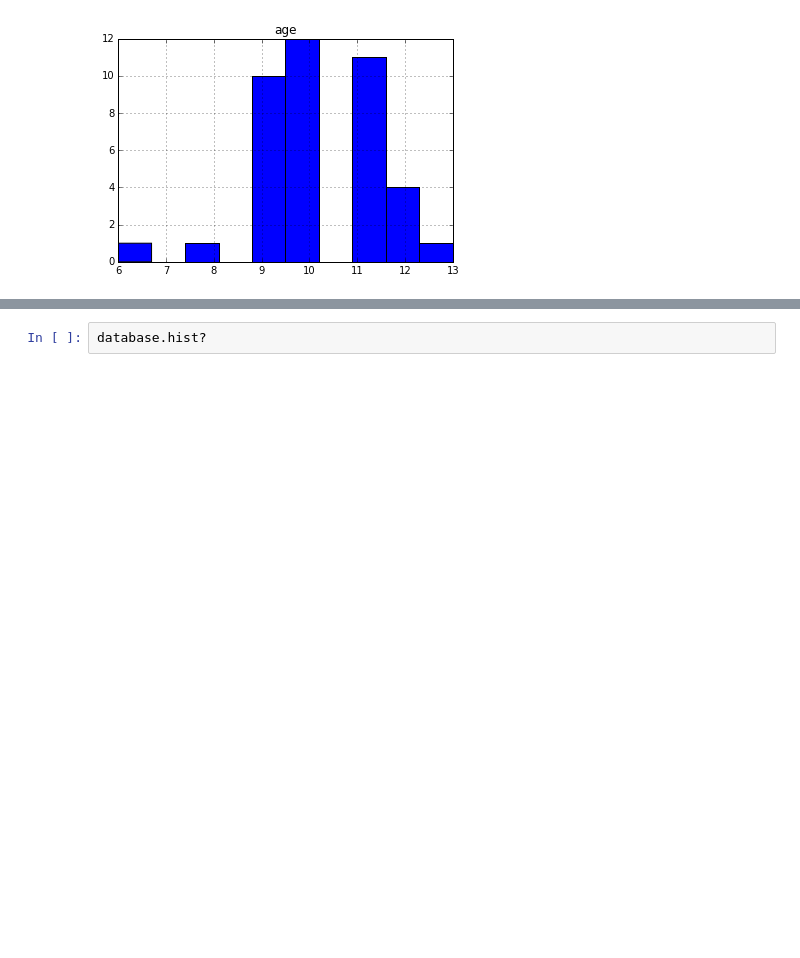
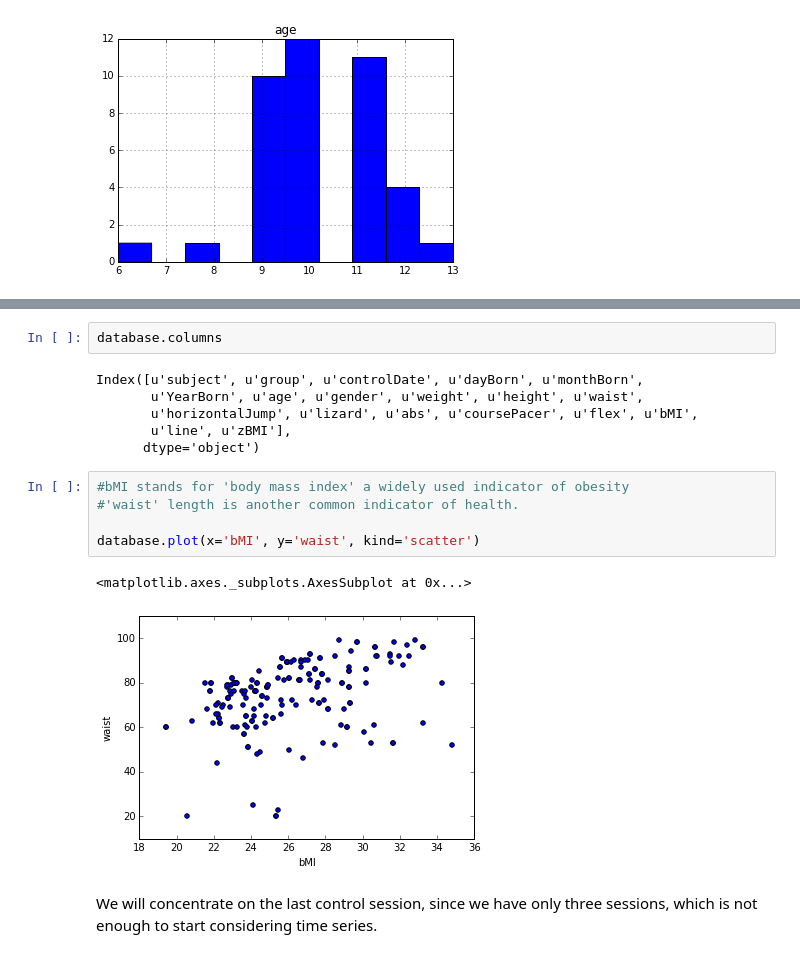
Before and after one commit to renegarcia/somenotebooksondatascience, a Jupyter notebook: healthinyucatan/Health in yucatan.ipynb, the cells around one changed output, grey strips where cells are left out. Cells and saved outputs as stored; diff of their text form; blank space fills up the shorter version.

```diff
--- a/healthinyucatan/Health in yucatan.ipynb
+++ b/healthinyucatan/Health in yucatan.ipynb
@@ -156,2 +163,18 @@ array([[<matplotlib.axes._subplots.AxesSubplot object at 0x...>]], dtype=object)
 # %%
-database.hist?
+database.columns
+# %% [output]
+Index([u'subject', u'group', u'controlDate', u'dayBorn', u'monthBorn',
+       u'YearBorn', u'age', u'gender', u'weight', u'height', u'waist',
+       u'horizontalJump', u'lizard', u'abs', u'coursePacer', u'flex', u'bMI',
+       u'line', u'zBMI'],
+      dtype='object')
+# %%
+#bMI stands for 'body mass index' a widely used indicator of obesity
+#'waist' length is another common indicator of health.
+
+database.plot(x='bMI', y='waist', kind='scatter')
+# %% [output]
+<matplotlib.axes._subplots.AxesSubplot at 0x...>
+[figure, added]
+# %% [markdown]
+We will concentrate on the last control session, since we have only three sessions, which is not enough to start considering time series.
```
Also changed, not shown: parts of 16 cells of this notebook.
